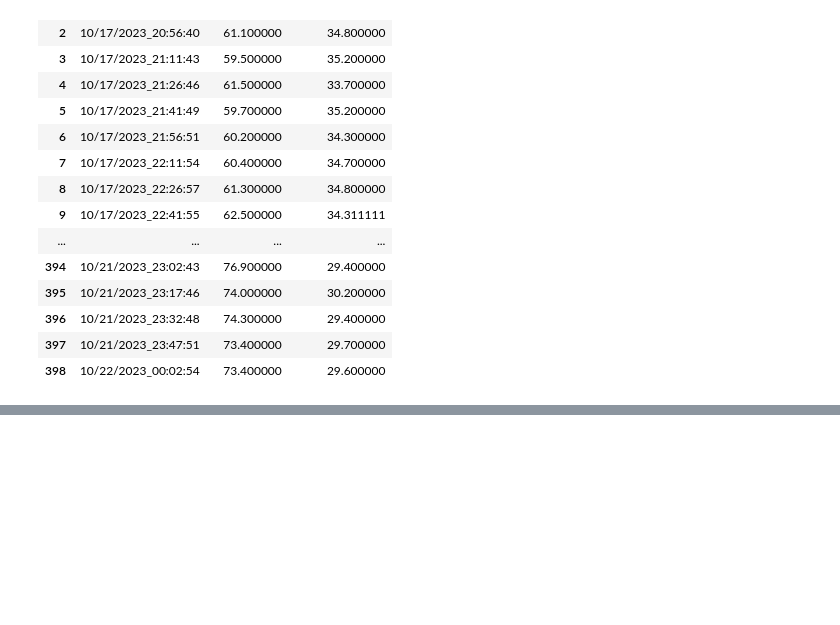
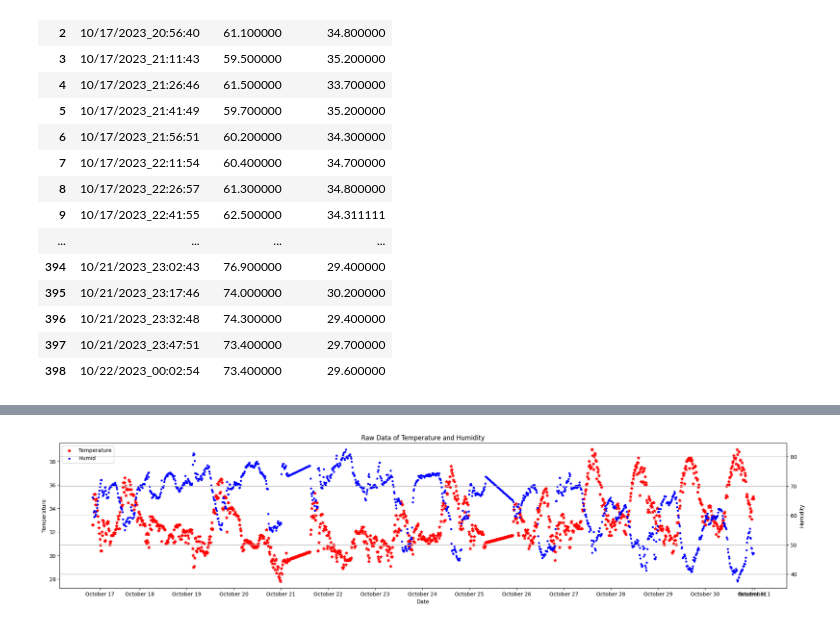
Before and after one commit to IanNoelBanta/DSP-MidtermProject, a Jupyter notebook: goodsData.ipynb, the cells around one changed output, grey strips where cells are left out. Cells and saved outputs as stored; diff of their text form; code cells hidden in the pictures; blank space fills up the shorter version.

```diff
--- a/goodsData.ipynb
+++ b/goodsData.ipynb
@@ -125,0 +186,4 @@ tempGeneral
+# %%
+dateGeneral = dateDF[["Date"]].to_numpy().tolist()
+humiGeneral = datetemphumiDF[["Humidity (%)"]].to_numpy().tolist()
+tempGeneral = datetemphumiDF[["Temperature (°C)"]].to_numpy().tolist()
@@ -125,0 +249,26 @@ tempGeneral
+# %%
+def genRawPlotter(x, y, date):
+	fig, ax1 = plt.subplots(figsize=(25, 5))
+	x_values = [15, 96, 192, 288, 384, 480, 576, 672, 768, 864, 960, 1056, 1152, 1248, 1344, 1349]
+
+	ax1.scatter(date, x, marker='*', color = 'red', label="Temperature")
+
+	ax1.set_xlabel('Date')
+	ax1.set_ylabel('Temperature')
+	# ax1.tick_params(axis='y', labelcolor='tab:blue')
+
+	ax2 = ax1.twinx()
+
+	ax2.set_ylabel('Humidity')
+	ax2.scatter(date, y, marker='.', color = 'blue', label="Humid")
+	# ax1.tick_params(axis='y', labelcolor='tab:blue')
+
+	lines, labels = ax1.get_legend_handles_labels()
+	lines2, labels2 = ax2.get_legend_handles_labels()
+	ax1.legend(lines + lines2, labels + labels2, loc='upper left')
+
+	plt.xticks(x_values,['October 17','October 18', 'October 19', 'October 20', 'October 21','October 22', 'October 23', 'October 24', 'October 25', 'October 26','October 27', 'October 28', 'October 29', 'October 30', 'October 31', 'November 1'])
+
+	plt.title("Raw Data of Temperature and Humidity")
+	plt.grid()
+	plt.show()
@@ -125,0 +297,5 @@ tempGeneral
+# %%
+# genRawPlotter(tempGeneral, humiGeneral, datetemphumiDF["Date"])
+genRawPlotter(tempGeneral, humiGeneral, datetemphumiDF["Date"])
+# %% [output]
+[figure, added]
```
Also changed, not shown: parts of 20 cells of this notebook.
